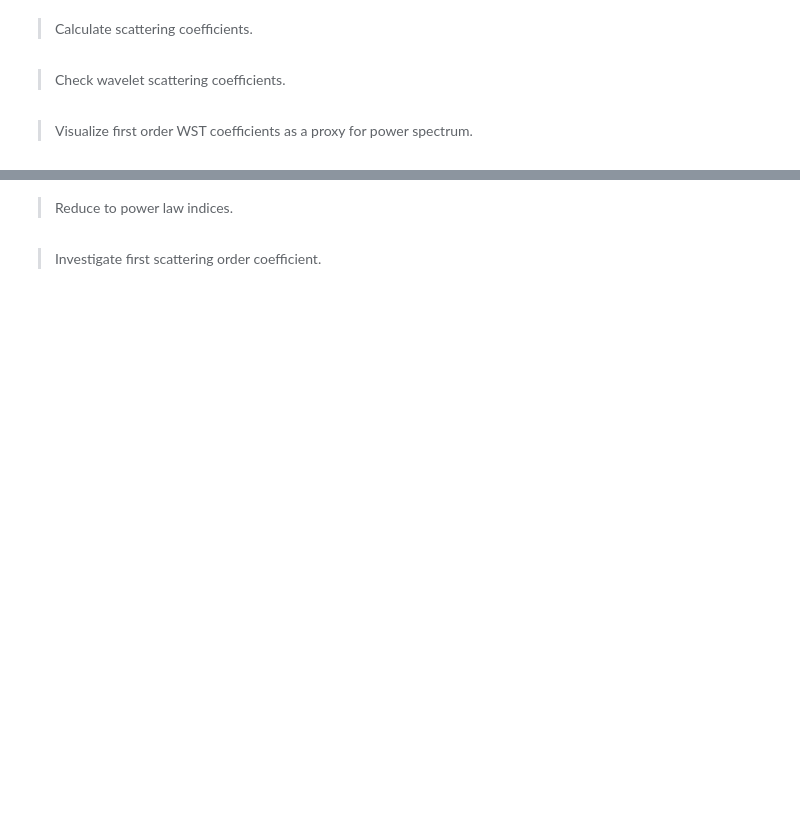
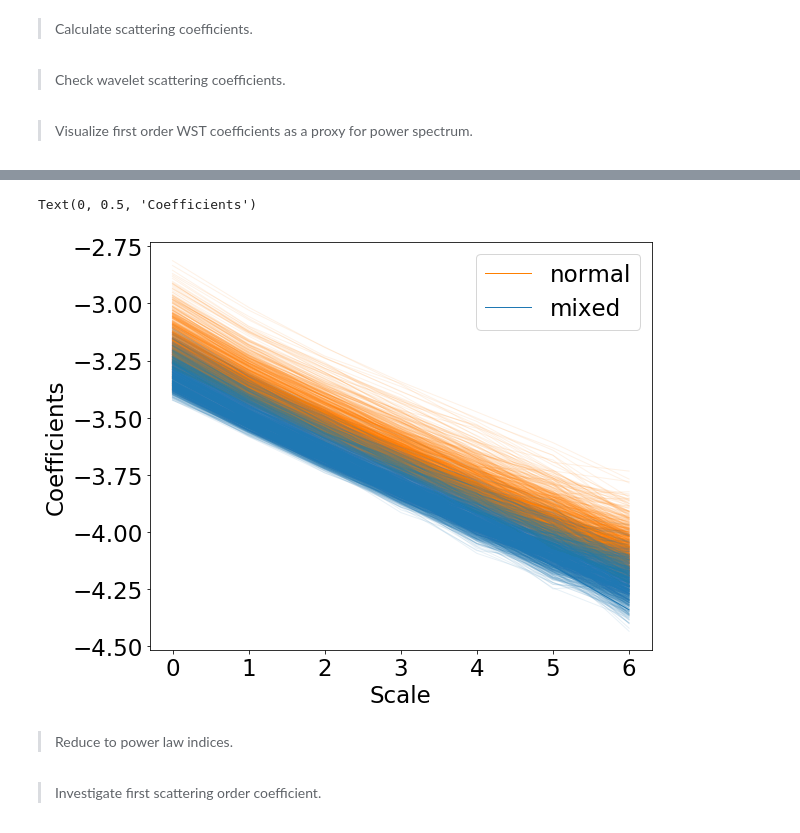
Before and after one commit to tingyuansen/IMLE_on_Galaxy_Images, a Jupyter notebook: AGN_Doublets.ipynb, the cells around one changed output, grey strips where cells are left out. Cells and saved outputs as stored; diff of their text form; code cells hidden in the pictures; blank space fills up the shorter version.

```diff
--- a/AGN_Doublets.ipynb
+++ b/AGN_Doublets.ipynb
@@ -369,20 +387,23 @@ flow.eval()
 # %%
+Sx_coefficient = np.load("../Sx_all_normal_dense.npy").T
+plt.plot(np.log10(Sx_coefficient), color=cb2[1], alpha=0.1);
+plt.plot(np.log10(Sx_coefficient[:,0]), color=cb2[1], label="normal");
+
 Sx_coefficient = np.load("../Sx_all_mixed_dense.npy").T
 plt.plot(np.log10(Sx_coefficient), color=cb2[0], alpha=0.1);
 plt.plot(np.log10(Sx_coefficient[:,0]), color=cb2[0], label="mixed");
 
-# Sx_coefficient = np.load("../Sx_all_normal_dense.npy").T
-# plt.plot(np.log10(Sx_coefficient), color=cb2[1], alpha=0.1);
-# plt.plot(np.log10(Sx_coefficient[:,0]), color=cb2[1], label="normal");
+#flow_sample = flow.sample(torch.from_numpy(np.random.normal(size=(10000,7))).float()).detach().numpy().T
+#plt.plot(flow_sample, color=cb2[1], alpha=0.1);
+#plt.plot(flow_sample[:,0], color=cb2[1], label="Normalizing flow sample");
 
-flow_sample = flow.sample(torch.from_numpy(np.random.normal(size=(10000,7))).float()).detach().numpy().T
-plt.plot(flow_sample, color=cb2[1], alpha=0.1);
-plt.plot(flow_sample[:,0], color=cb2[1], label="Normalizing flow sample");
-
-plt.xticks(np.arange(7),['100d','30d','10d','3d','1d','0.3d','0.1d'])
+# plt.xticks(np.arange(7),['100d','30d','10d','3d','1d','0.3d','0.1d'])
 plt.legend()
 plt.xlabel("Scale")
 plt.ylabel("Coefficients")
+# %% [output]
+Text(0, 0.5, 'Coefficients')
+[figure, added]
 # %%
 # choose a index
 ind = 6
```
Also changed, not shown: parts of 3 cells of this notebook, 1 other file.
